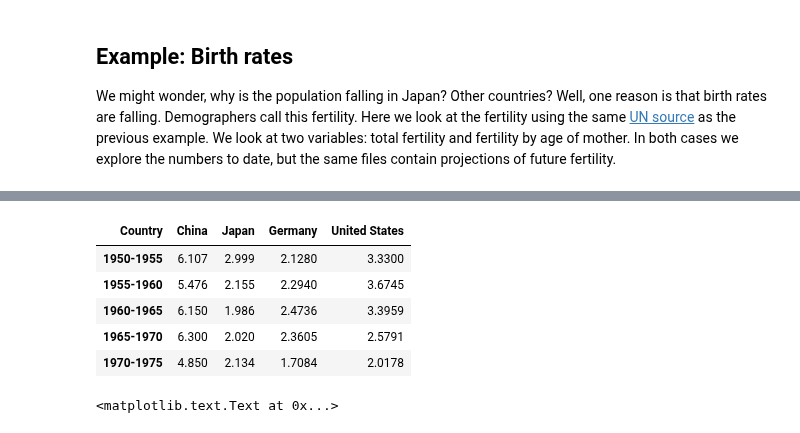
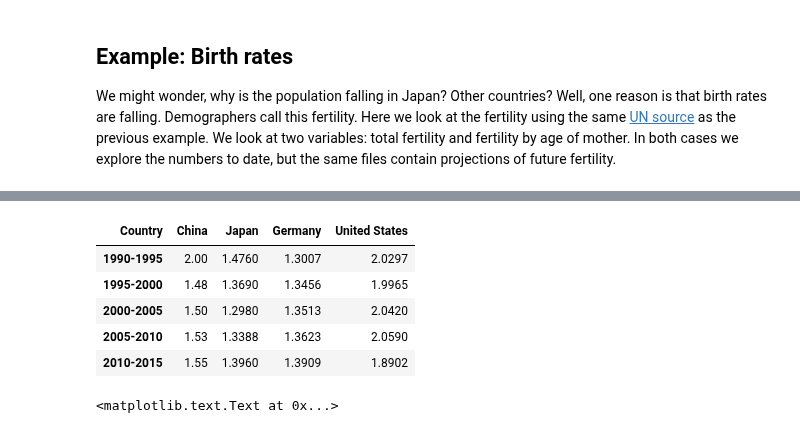
Before and after one commit to DaveBackus/Data_Bootcamp, a Jupyter notebook: Code/IPython/bootcamp_examples.ipynb, the cells around one changed output, grey strips where cells are left out. Saved outputs shown, nothing was run; the diff lists cells and outputs as text; code cells hidden in the pictures.

```diff
--- a/Code/IPython/bootcamp_examples.ipynb
+++ b/Code/IPython/bootcamp_examples.ipynb
@@ -603,22 +660,22 @@ ftot = ftot.rename(columns={'Major area, region, country or area *': 'Country',
 # %%
 # drop code
 f = ftot.drop(['Code'], axis=1)
 
 # select countries
 countries = ['China', 'Japan', 'Germany', 'United States of America']
 f = f[f['Country'].isin(countries)]
 
 # shape
 f = f.set_index('Country').T
 f = f.rename(columns={'United States of America': 'United States'})
-f.head()
+f.tail()
 # %% [output]
 | Country | China | Japan | Germany | United States |
-| 1950-1955 | 6.107 | 2.999 | 2.1280 | 3.3300 |
-| 1955-1960 | 5.476 | 2.155 | 2.2940 | 3.6745 |
-| 1960-1965 | 6.150 | 1.986 | 2.4736 | 3.3959 |
-| 1965-1970 | 6.300 | 2.020 | 2.3605 | 2.5791 |
-| 1970-1975 | 4.850 | 2.134 | 1.7084 | 2.0178 |
+| 1990-1995 | 2.00 | 1.4760 | 1.3007 | 2.0297 |
+| 1995-2000 | 1.48 | 1.3690 | 1.3456 | 1.9965 |
+| 2000-2005 | 1.50 | 1.2980 | 1.3513 | 2.0420 |
+| 2005-2010 | 1.53 | 1.3388 | 1.3623 | 2.0590 |
+| 2010-2015 | 1.55 | 1.3960 | 1.3909 | 1.8902 |
 # %%
 ax = f.plot(kind='line', alpha=0.5, lw=3, figsize=(6.5, 4))
 ax.set_title('Fertility rate (births per woman, lifetime)', fontsize=14, loc='left')
```
Also changed, not shown: parts of 17 cells of this notebook, 8 other files.
